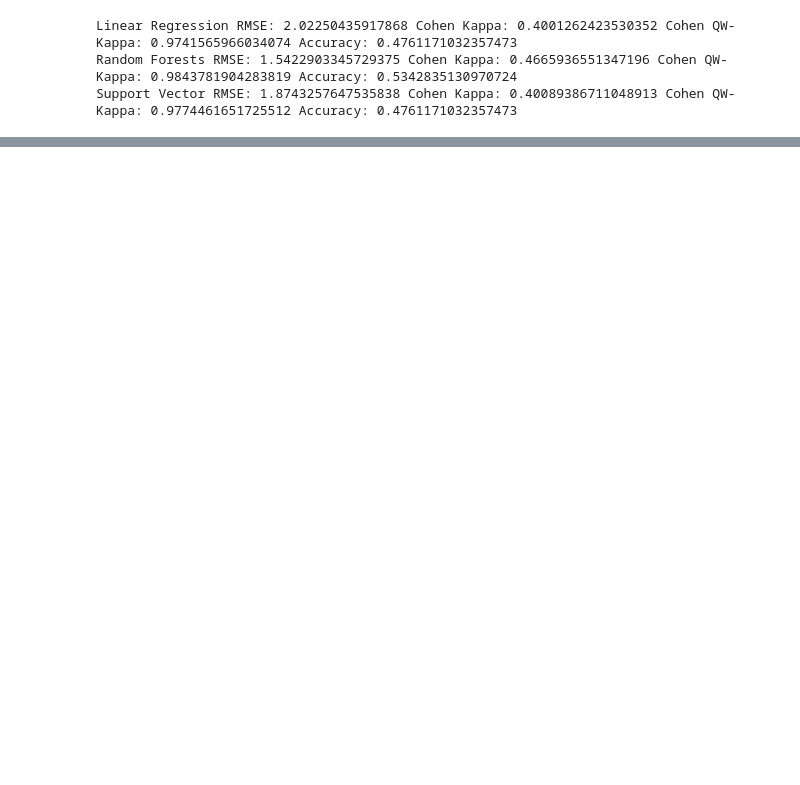
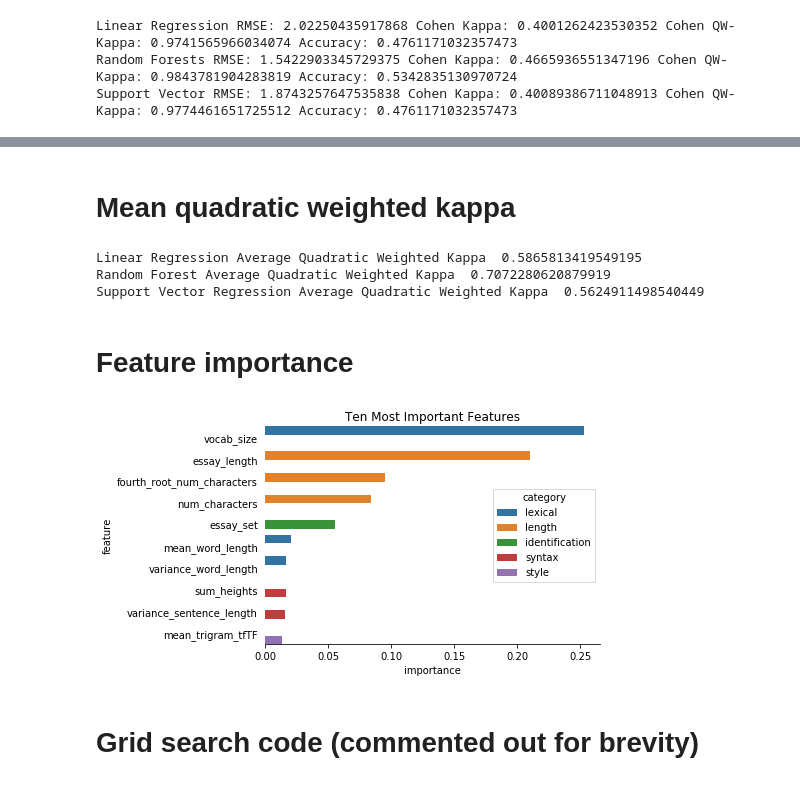
Before and after one commit to pkurapati/W266-NLP-Project, a Jupyter notebook: Beau/Linear_Predictors.ipynb, the cells around one changed output, grey strips where cells are left out. Cells and saved outputs as stored; diff of their text form; code cells hidden in the pictures; blank space fills up the shorter version.

```diff
--- a/Beau/Linear_Predictors.ipynb
+++ b/Beau/Linear_Predictors.ipynb
@@ -212,3 +146,73 @@ a[a.importances > 0.01]
+# %% [markdown]
+# Mean quadratic weighted kappa
+# %%
+print("Linear Regression Average Quadratic Weighted Kappa ", np.mean(essay_set_metrics(lr_scoring_df)['QW_Kappa']))
+print("Random Forest Average Quadratic Weighted Kappa ", np.mean(essay_set_metrics(rf_scoring_df)['QW_Kappa']))
+print("Support Vector Regression Average Quadratic Weighted Kappa ", np.mean(essay_set_metrics(sv_scoring_df)['QW_Kappa']))
+# %% [output]
+Linear Regression Average Quadratic Weighted Kappa  0.5865813419549195
+Random Forest Average Quadratic Weighted Kappa  0.7072280620879919
+Support Vector Regression Average Quadratic Weighted Kappa  0.5624911498540449
+# %% [markdown]
+# Feature importance
+# %%
+import pylab as plt
+import seaborn as sns
+
+
+feature_dict = {
+    'lexical':['words_length_4','words_length_6','words_length_8','words_length_10','words_length_12','mean_word_length','variance_word_length','type_token_ratio','vocab_size'],
+    'length':['essay_length','num_words','num_sentences','mean_sentence_length','num_characters','fourth_root_num_characters'],
+    'occurence':['num_commas','num_periods','num_exclaim','num_question','num_semicolon','num_colon'],
+    'style':['mean_trigram_tfTF', 'mean_fourgram_tfTF','pos_trigram_ratio','pos_fourgram_ratio','yules_k','connectives'],
+    'syntax':['max_height','var_height','very_short_sentences','short_sentences','medium_sentences','long_sentences','variance_sentence_length','max_height','sum_heights','mean_height'],
+    'reading_score':['flesch_kincaid_grade_level', 'flesch_reading_ease','gunning_fog_index', 'coleman_liau_index','automated_readability_index', 'lix', 'gulpease_index','wiener_sachtextformel'],
+    'identification':['essay_set']
+               }
+d = dict()
+for key, value in feature_dict.items():
+    for item in value:
+        d[item] = key
+
+feature_importances = pd.DataFrame(rf.feature_importances_, index = trainingdata.columns[:-3], columns=['importance']).sort_values('importance',ascending=False)
+feature_importances['rank'] = np.argsort(-feature_importances.importance)
+feature_importances['feature'] = feature_importances.index
+feature_importances['category'] = feature_importances['feature'].map(d)
+feature_plot_data = feature_importances[feature_importances['rank'] < 10]
+feature_plot_data
+
+
+
+fig, ax = plt.subplots()
+
+g = sns.barplot(x='importance', y='feature', hue='category', ax=ax, data=feature_plot_data)
+# g = sns.catplot(x='importance', y='feature', hue='category', data=feature_plot_data,
+#                 height=5, kind="bar")
+
+def change_width(ax, new_value) :
+    for patch in ax.patches :
+        current_width = patch.get_height()
+        diff = current_width - new_value
+
+        # we change the bar width
+        patch.set_height(new_value)
+
+        # we recenter the bar
+        patch.set_y(patch.get_y() + diff * .5)
+
+change_width(ax, .4)
+plt.title("Ten Most Important Features")
+sns.despine(left=True)
+ax.yaxis.set_ticks_position('none')
+
+plt.show()
+
+fig = g.figure
+fig.savefig('feature_importance.png' ,bbox_inches="tight")
+# %% [output]
+[figure, added]
+# %% [markdown]
+# Grid search code (commented out for brevity)
 # %%
 # # # Create the parameter grid based on the results of random search
 # param_grid = {
```
Also changed, not shown: parts of 20 cells of this notebook, 4 other files.
